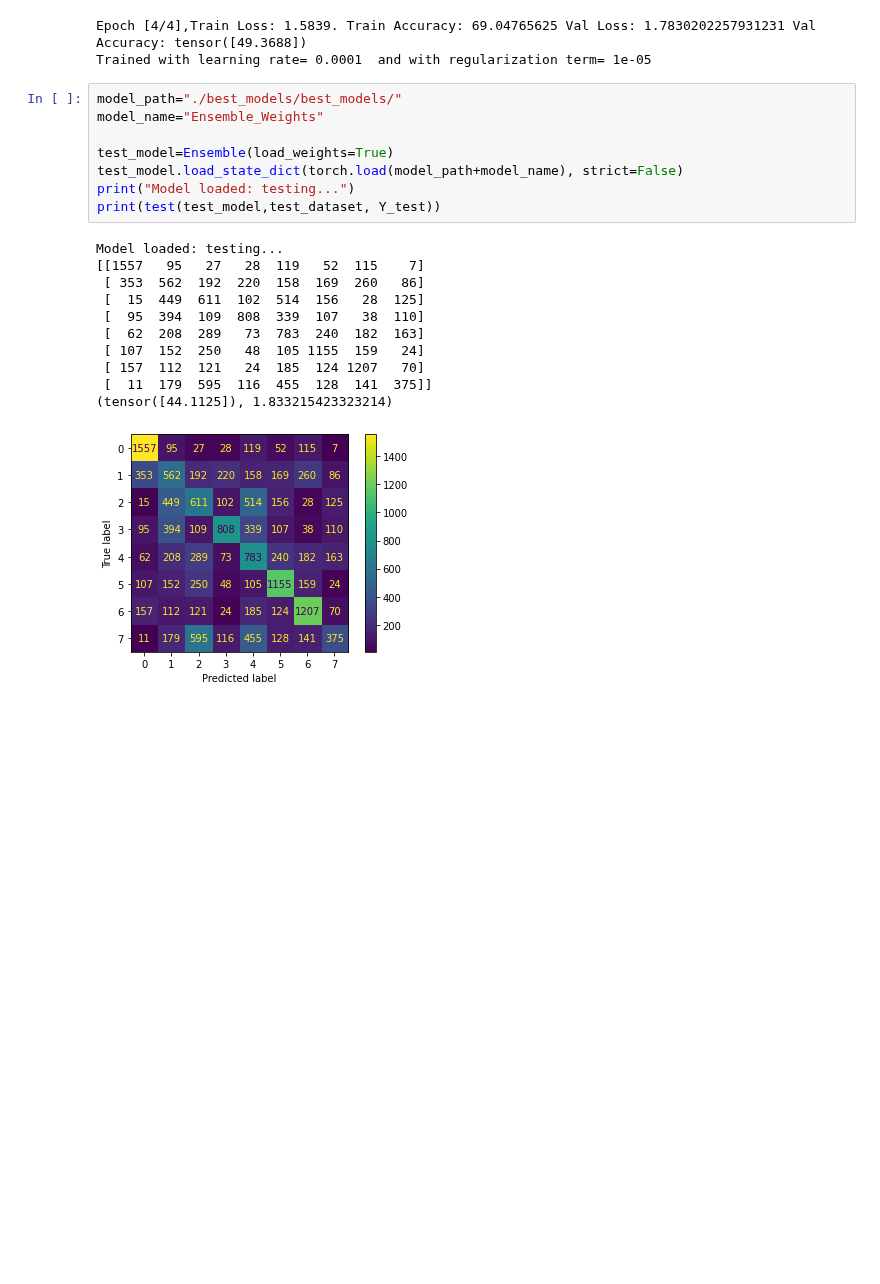
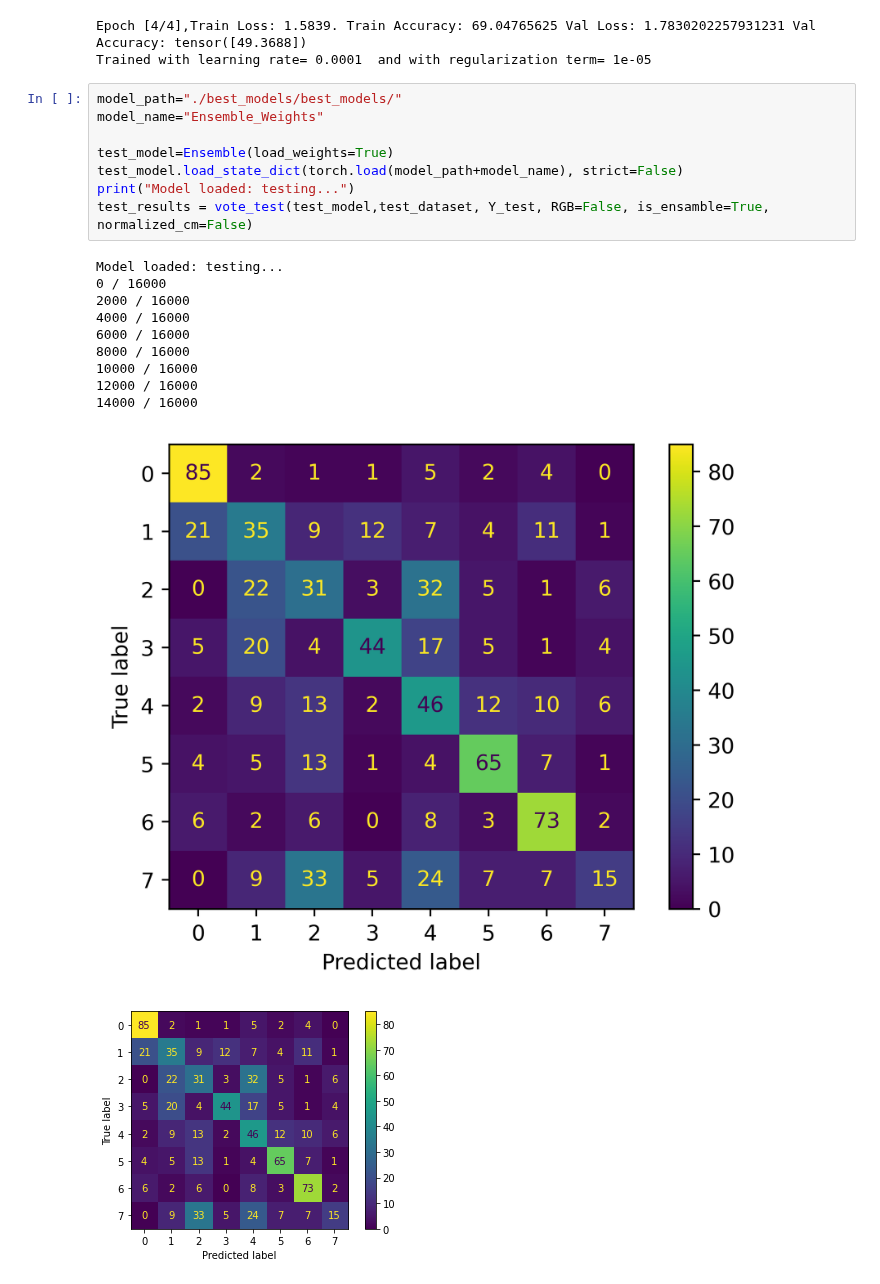
Before and after one commit to davidecolussi/NN_music_genre_recognition, a Jupyter notebook: Ensemble.ipynb, the cells around one changed output. Drawn from its saved outputs; the diff is of its cells as text; blank space fills up the shorter version.

Commit message:
f1 score on resnet, added test and vote test generalized for eaCH MODEL on the ensemble file

```diff
--- a/Ensemble.ipynb
+++ b/Ensemble.ipynb
@@ -589,20 +703,20 @@ Trained with learning rate= 0.0001  and with regularization term= 1e-05
 # %%
 model_path="./best_models/best_models/"
 model_name="Ensemble_Weights"
 
 test_model=Ensemble(load_weights=True)
 test_model.load_state_dict(torch.load(model_path+model_name), strict=False)
 print("Model loaded: testing...")
-print(test(test_model,test_dataset, Y_test))
+test_results = vote_test(test_model,test_dataset, Y_test, RGB=False, is_ensamble=True, normalized_cm=False)
 # %% [output]
 Model loaded: testing...
-[[1557   95   27   28  119   52  115    7]
- [ 353  562  192  220  158  169  260   86]
- [  15  449  611  102  514  156   28  125]
- [  95  394  109  808  339  107   38  110]
- [  62  208  289   73  783  240  182  163]
- [ 107  152  250   48  105 1155  159   24]
- [ 157  112  121   24  185  124 1207   70]
- [  11  179  595  116  455  128  141  375]]
-(tensor([44.1125]), 1.833215423323214)
+0 / 16000
+2000 / 16000
+4000 / 16000
+6000 / 16000
+8000 / 16000
+10000 / 16000
+12000 / 16000
+14000 / 16000
-[figure, old version]
+[figure, new version]
+[figure, added]
```
Also changed, not shown: parts of 11 cells of this notebook.
